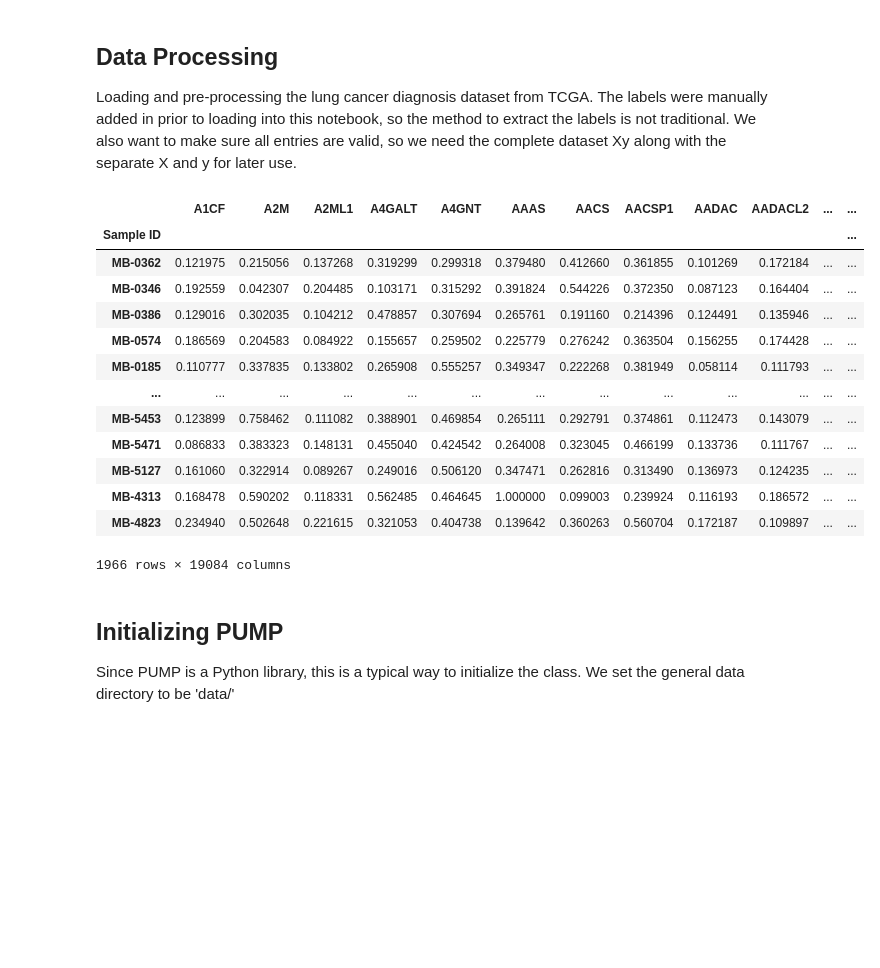
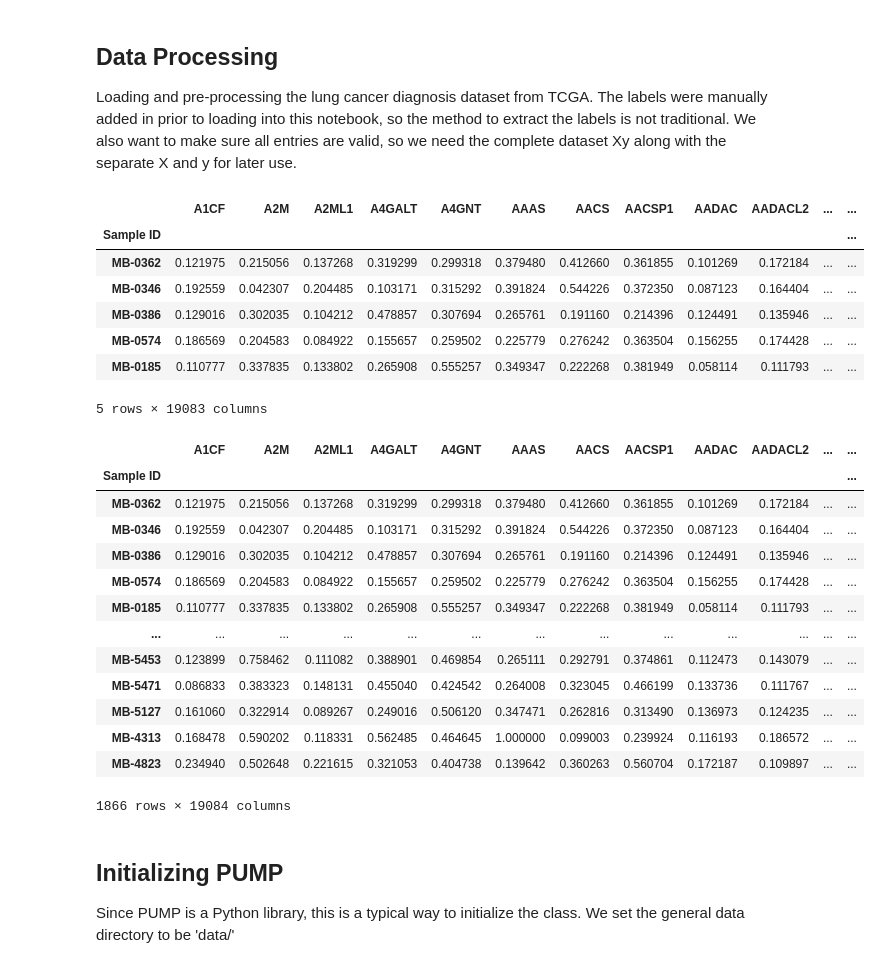
Before and after one commit to calpoly-bioinf/pump, a Jupyter notebook: notebooks/pipeline.ipynb, the cells around one changed output. Cells and saved outputs as stored; diff of their text form; code cells hidden in the pictures; blank space fills up the shorter version.

```diff
--- a/pipeline.ipynb
+++ b/notebooks/pipeline.ipynb
@@ -20,9 +41,54 @@ Loading and pre-processing the lung cancer diagnosis dataset from TCGA. The labe
+# %%
+urls=[
+    "https://drive.google.com/file/d/10QpYL1ZWW7ljqsCSeXKX9ZO30B73uHuM/view?usp=share_link",
+    "https://drive.google.com/file/d/1JE0KkTx9mSSrdfNwISiEXX2aLSq-GmrJ/view?usp=share_link",
+    "https://drive.google.com/file/d/18tgo-o_-qPCVSjuBEPVrbphrA-Hbi4D9/view?usp=share_link",
+    "https://drive.google.com/file/d/1SYa5E5UU6a8H6dY4yrk3QDfHKRQOLigm/view?usp=share_link",
+    "https://drive.google.com/file/d/1627jeYR6m1m33qnFxvgeAezp91GiR6PM/view?usp=share_link"
+    "https://drive.google.com/file/d/1ydv5JLmtZ-CjZuE0raaSITwOwvN5Hzql/view?usp=share_link",
+    "https://drive.google.com/file/d/1aKkviqXT2-zDCvEFCwut_ixE1w5E54iO/view?usp=share_link",
+    "https://drive.google.com/file/d/1lQvm8dO6QkM8Rtl3q54YLV8rgVyDuwQu/view?usp=share_link",
+    "https://drive.google.com/file/d/15EbQti2sF-TzD606fkUCw4B8gII1oB_p/view?usp=share_link",
+    "https://drive.google.com/file/d/1XPu2BylAMoQP7olPDCQX6Y9jBbXb5g-S/view?usp=share_link",
+    "https://drive.google.com/file/d/1ZeBGGn3YqfSqweWQqcW1gKXBj2kY_ELQ/view?usp=share_link",
+    "https://drive.google.com/file/d/1J_dHQOsegjmN_nylscCVSHCZeyZWFLoi/view?usp=share_link",
+    "https://drive.google.com/file/d/1LE4F7OIJrRJIsavvZKQVMt41Q2Vs_5WY/view?usp=share_link",
+    "https://drive.google.com/file/d/12unnzNfBqQ-WB1vPVD-fM_LRPd8uhH7_/view?usp=share_link",
+    "https://drive.google.com/file/d/1ke2hviV3WY81X-WoZg2r1TCOXehpgo-l/view?usp=share_link",
+    "https://drive.google.com/file/d/1iDcHtSMJY2e3w7oufEh1yCltWp7sbAr3/view?usp=share_link",
+    "https://drive.google.com/file/d/1AjMMdh_5UIojAoTUBL9KF3JoCpncLU_7/view?usp=share_link",
+    "https://drive.google.com/file/d/1V8YXJstjrQv6p7zTwzuFU42V8kL6utfT/view?usp=share_link",
+    "https://drive.google.com/file/d/1NdWS49_No9unD9Rm7bWr8JVJ14NGSgbO/view?usp=share_link",
+    "https://drive.google.com/file/d/1llGTAWM8vuirS_TX-Hvv4mq7snYrJvAl/view?usp=share_link",
+    "https://drive.google.com/file/d/1xsL-fEq0PXw_B_jEAVkf4HkMk-m0BA5f/view?usp=share_link",
+    "https://drive.google.com/file/d/1zm-IhmDpziYwM8ceh2daMQkatSmE2Xv7/view?usp=share_link"
+]
+# %%
+Xs = []
+columns = None
+for url in urls:
+    url='https://drive.google.com/uc?id=' + url.split('/')[-2]
+    if columns is None:
+        X = pd.read_csv(url)
+        columns = X.columns
+    else:
+        X = pd.read_csv(url,header=None)
+        X.columns = columns
+    X.set_index('Sample ID',inplace=True)
+    Xs.append(X)
+
+X = pd.concat(Xs, axis=0)
+X.head()
+# %% [output]
+|  | A1CF | A2M | A2ML1 | A4GALT | A4GNT | AAAS | AACS | AACSP1 | AADAC | AADACL2 | ... | ... |
+| Sample ID |  |  |  |  |  |  |  |  |  |  |  | ... |
+| MB-0362 | 0.121975 | 0.215056 | 0.137268 | 0.319299 | 0.299318 | 0.379480 | 0.412660 | 0.361855 | 0.101269 | 0.172184 | ... | ... |
+| MB-0346 | 0.192559 | 0.042307 | 0.204485 | 0.103171 | 0.315292 | 0.391824 | 0.544226 | 0.372350 | 0.087123 | 0.164404 | ... | ... |
+| MB-0386 | 0.129016 | 0.302035 | 0.104212 | 0.478857 | 0.307694 | 0.265761 | 0.191160 | 0.214396 | 0.124491 | 0.135946 | ... | ... |
+| MB-0574 | 0.186569 | 0.204583 | 0.084922 | 0.155657 | 0.259502 | 0.225779 | 0.276242 | 0.363504 | 0.156255 | 0.174428 | ... | ... |
+| MB-0185 | 0.110777 | 0.337835 | 0.133802 | 0.265908 | 0.555257 | 0.349347 | 0.222268 | 0.381949 | 0.058114 | 0.111793 | ... | ... |
+5 rows × 19083 columns
 # %%
-X = pd.read_csv('/large/metabric/expression_with_gene_ids_min_max_no_pam50.csv.gz')
-X.set_index('Sample ID',inplace=True)
-df = pd.read_csv('brca_metabric_clinical_data.tsv',sep='\t')
-df = df.loc[df['Pam50 + Claudin-low subtype']!='NC']
-df.set_index('Sample ID',inplace=True)
 y = df['Pam50 + Claudin-low subtype']
 Xy = X.join(y).dropna()
 X = Xy.drop(['Pam50 + Claudin-low subtype'], axis=1)
@@ -42,7 +108,7 @@ Xy
 | MB-5127 | 0.161060 | 0.322914 | 0.089267 | 0.249016 | 0.506120 | 0.347471 | 0.262816 | 0.313490 | 0.136973 | 0.124235 | ... | ... |
 | MB-4313 | 0.168478 | 0.590202 | 0.118331 | 0.562485 | 0.464645 | 1.000000 | 0.099003 | 0.239924 | 0.116193 | 0.186572 | ... | ... |
 | MB-4823 | 0.234940 | 0.502648 | 0.221615 | 0.321053 | 0.404738 | 0.139642 | 0.360263 | 0.560704 | 0.172187 | 0.109897 | ... | ... |
-1966 rows × 19084 columns
+1866 rows × 19084 columns
 # %% [markdown]
 ## Initializing PUMP
 Since PUMP is a Python library, this is a typical way to initialize the class. We set the general data directory to be 'data/'
```
Also changed, not shown: parts of 3 cells of this notebook, 9 other files.
